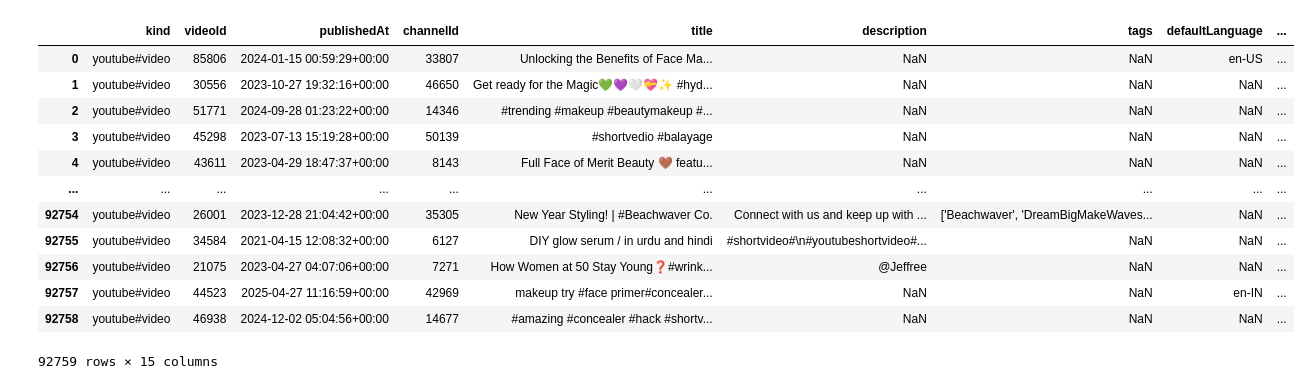
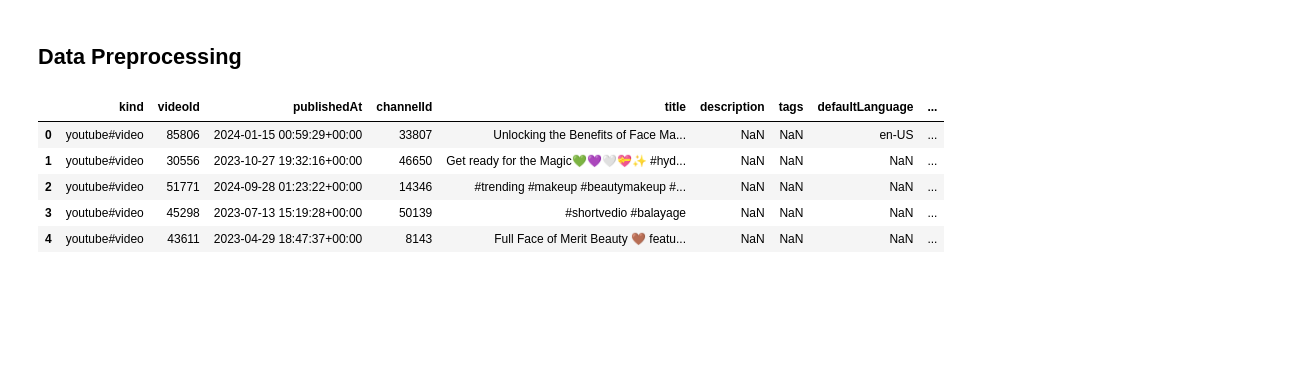
Before and after one commit to lukecywon/videoanalysismodel, a Jupyter notebook: analysis_model.ipynb, the cells around one changed output. Cells and saved outputs as stored; diff of their text form; code cells hidden in the pictures; blank space fills up the shorter version.

```diff
--- a/analysis_model.ipynb
+++ b/analysis_model.ipynb
@@ -8,16 +99,11 @@ comments = dataset.getAllComments()
+# %% [markdown]
+## Data Preprocessing
 # %%
-videos
+videos.head()
 # %% [output]
 |  | kind | videoId | publishedAt | channelId | title | description | tags | defaultLanguage | ... |
 | 0 | youtube#video | 85806 | 2024-01-15 00:59:29+00:00 | 33807 | Unlocking the Benefits of Face Ma... | NaN | NaN | en-US | ... |
 | 1 | youtube#video | 30556 | 2023-10-27 19:32:16+00:00 | 46650 | Get ready for the Magic💚💜🤍💝✨ #hyd... | NaN | NaN | NaN | ... |
 | 2 | youtube#video | 51771 | 2024-09-28 01:23:22+00:00 | 14346 | #trending #makeup #beautymakeup #... | NaN | NaN | NaN | ... |
 | 3 | youtube#video | 45298 | 2023-07-13 15:19:28+00:00 | 50139 | #shortvedio #balayage | NaN | NaN | NaN | ... |
 | 4 | youtube#video | 43611 | 2023-04-29 18:47:37+00:00 | 8143 | Full Face of Merit Beauty 🤎 featu... | NaN | NaN | NaN | ... |
-| ... | ... | ... | ... | ... | ... | ... | ... | ... | ... |
-| 92754 | youtube#video | 26001 | 2023-12-28 21:04:42+00:00 | 35305 | New Year Styling! | #Beachwaver Co. | Connect with us and keep up with ... | ['Beachwaver', 'DreamBigMakeWaves... | NaN | ... |
-| 92755 | youtube#video | 34584 | 2021-04-15 12:08:32+00:00 | 6127 | DIY glow serum / in urdu and hindi | #shortvideo#\n#youtubeshortvideo#... | NaN | NaN | ... |
-| 92756 | youtube#video | 21075 | 2023-04-27 04:07:06+00:00 | 7271 | How Women at 50 Stay Young❓#wrink... | @Jeffree | NaN | NaN | ... |
-| 92757 | youtube#video | 44523 | 2025-04-27 11:16:59+00:00 | 42969 | makeup try #face primer#concealer... | NaN | NaN | en-IN | ... |
-| 92758 | youtube#video | 46938 | 2024-12-02 05:04:56+00:00 | 14677 | #amazing #concealer #hack #shortv... | NaN | NaN | NaN | ... |
-92759 rows × 15 columns
```
Also changed, not shown: parts of 10 cells of this notebook.
